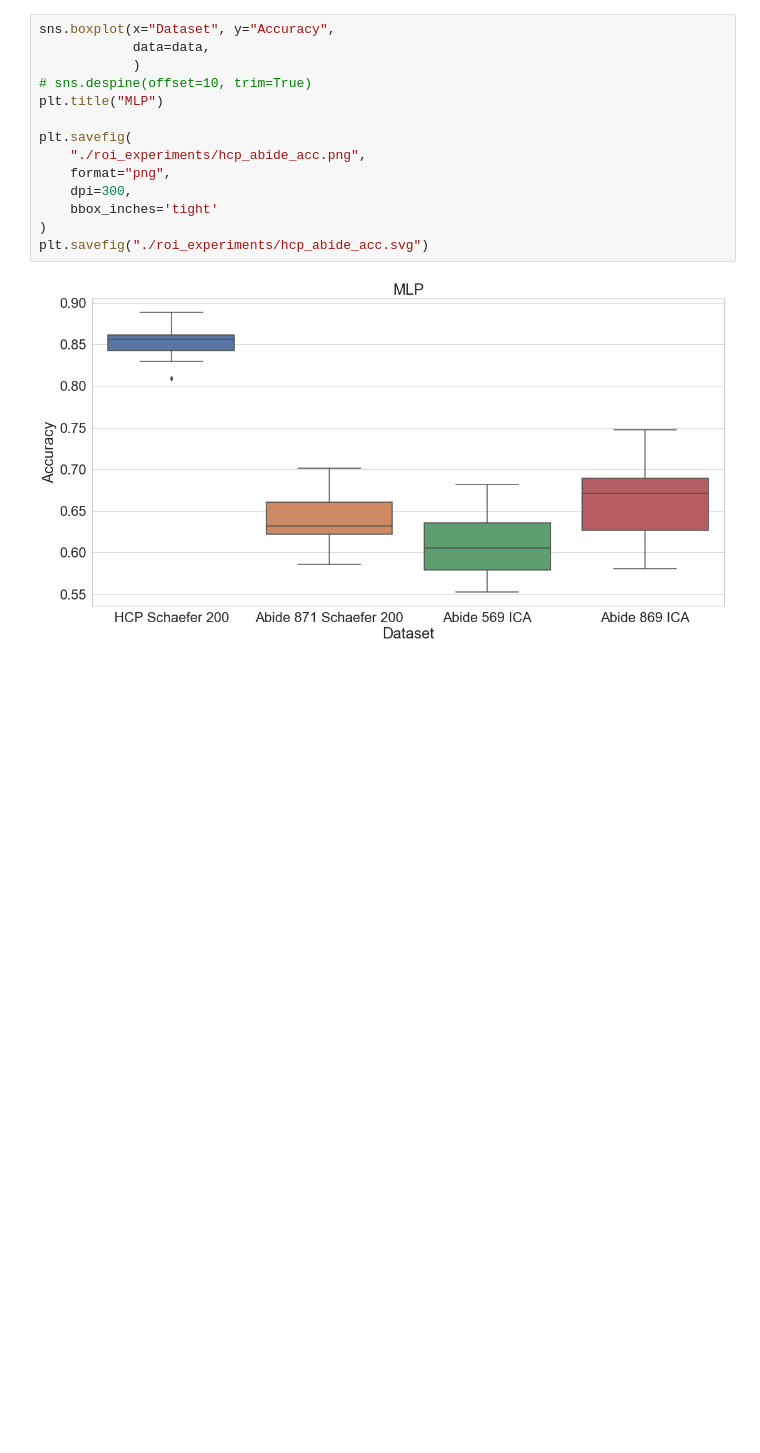
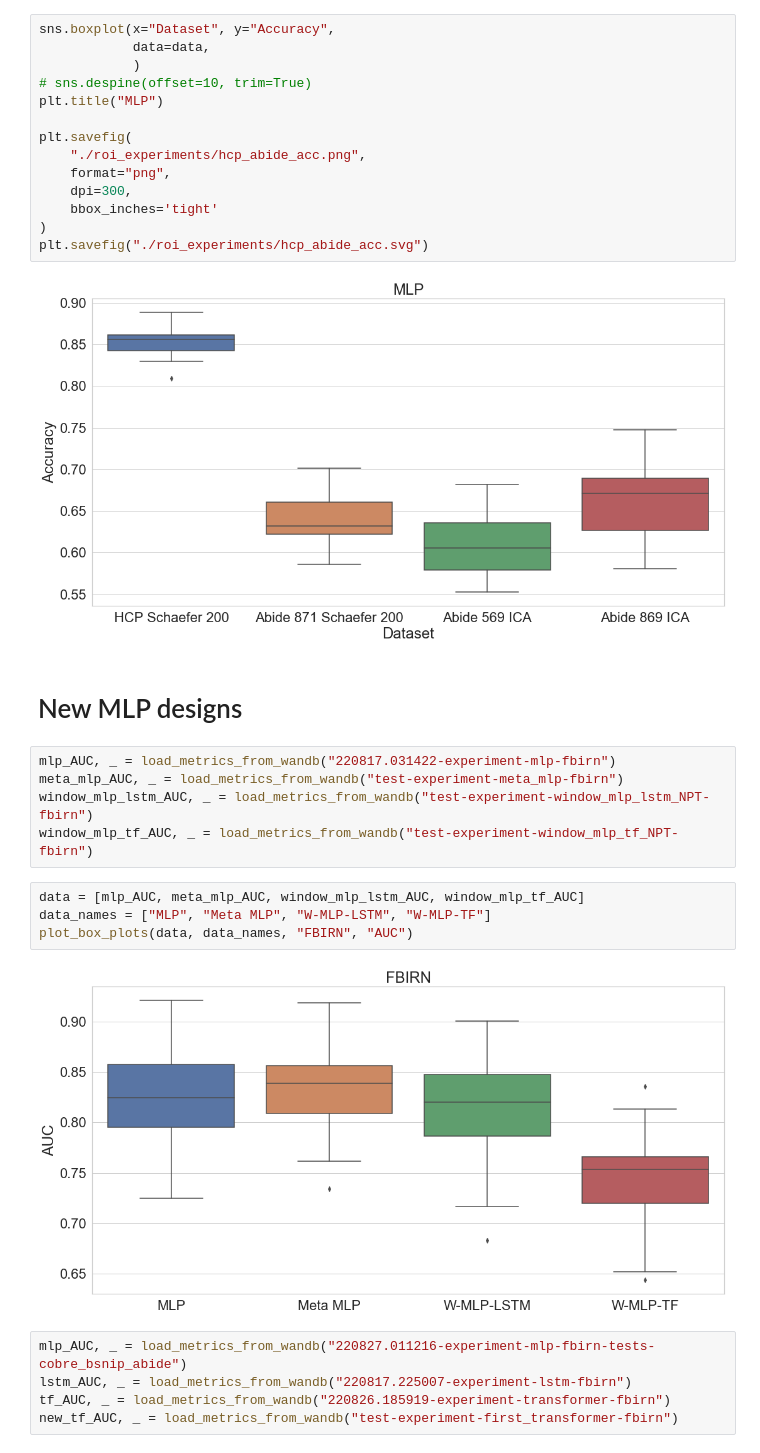
Before and after one commit to paavalipopov/mlp_project, a Jupyter notebook: examples/box_plots.ipynb, the cells around one changed output. Drawn from its saved outputs; the diff is of its cells as text; blank space fills up the shorter version.

```diff
--- a/examples/box_plots.ipynb
+++ b/examples/box_plots.ipynb
@@ -676,3 +676,21 @@ plt.savefig(
 plt.savefig("./roi_experiments/hcp_abide_acc.svg")
 # %% [output]
 [figure]
+# %% [markdown]
+# New MLP designs
+# %%
+mlp_AUC, _ = load_metrics_from_wandb("220817.031422-experiment-mlp-fbirn")
+meta_mlp_AUC, _ = load_metrics_from_wandb("test-experiment-meta_mlp-fbirn")
+window_mlp_lstm_AUC, _ = load_metrics_from_wandb("test-experiment-window_mlp_lstm_NPT-fbirn")
+window_mlp_tf_AUC, _ = load_metrics_from_wandb("test-experiment-window_mlp_tf_NPT-fbirn")
+# %%
+data = [mlp_AUC, meta_mlp_AUC, window_mlp_lstm_AUC, window_mlp_tf_AUC]
+data_names = ["MLP", "Meta MLP", "W-MLP-LSTM", "W-MLP-TF"]
+plot_box_plots(data, data_names, "FBIRN", "AUC")
+# %% [output]
+[figure, added]
+# %%
+mlp_AUC, _ = load_metrics_from_wandb("220827.011216-experiment-mlp-fbirn-tests-cobre_bsnip_abide")
+lstm_AUC, _ = load_metrics_from_wandb("220817.225007-experiment-lstm-fbirn")
+tf_AUC, _ = load_metrics_from_wandb("220826.185919-experiment-transformer-fbirn")
+new_tf_AUC, _ = load_metrics_from_wandb("test-experiment-first_transformer-fbirn")
```
Also changed, not shown: parts of 1 cell of this notebook, 4 other files.
